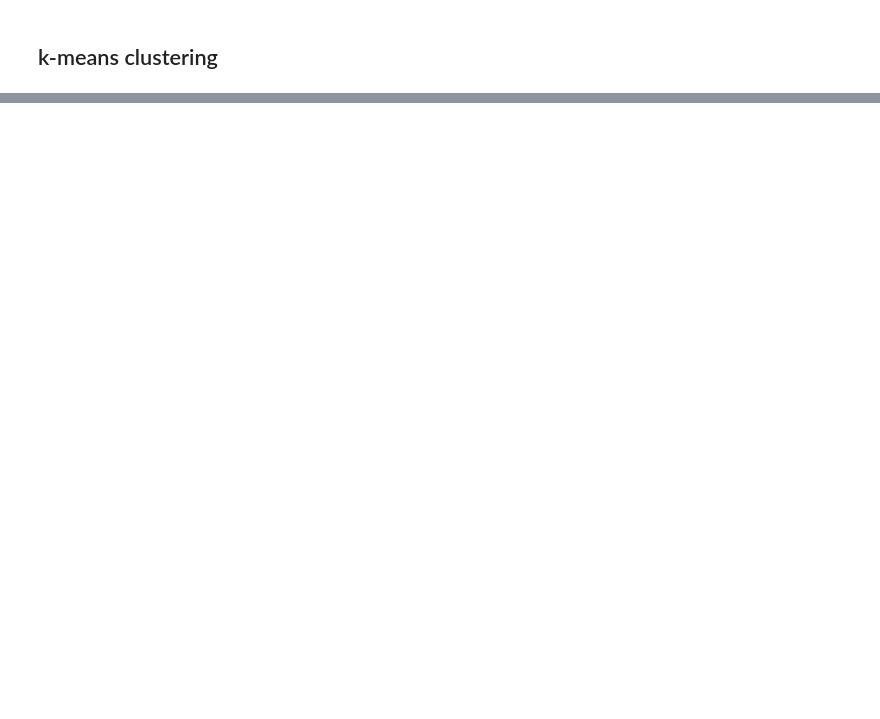
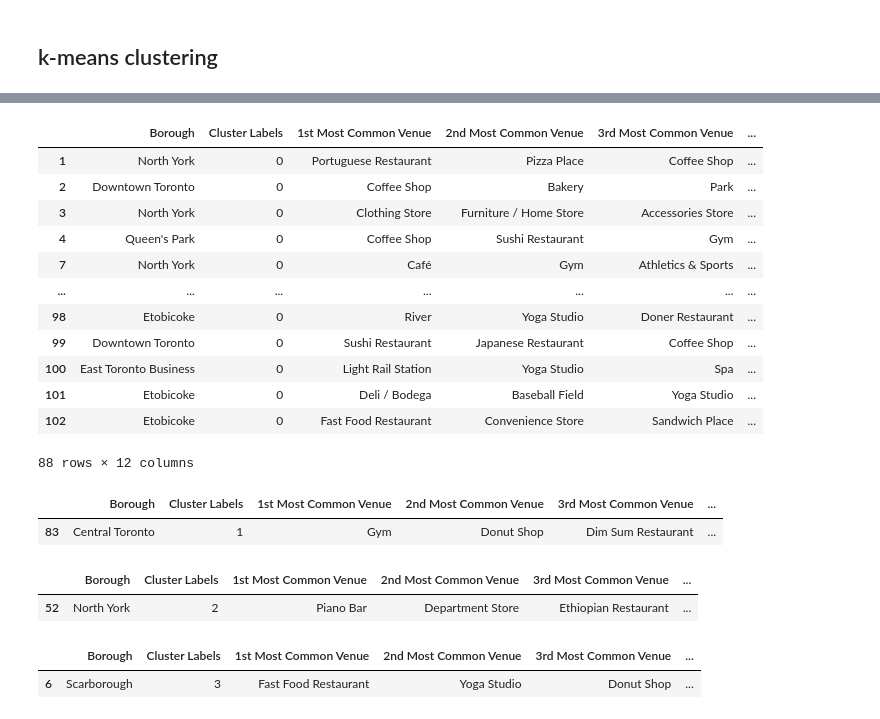
Before and after one commit to Yuki-1025/Coursera_Capstone, a Jupyter notebook: Assignment2-Segmenting_and_Clustering_Neighborhoods_in_Toronto.ipynb, the cells around one changed output, grey strips where cells are left out. Saved outputs shown, nothing was run; the diff lists cells and outputs as text; code cells hidden in the pictures; blank space fills up the shorter version.

```diff
--- a/Assignment2-Segmenting_and_Clustering_Neighborhoods_in_Toronto.ipynb
+++ b/Assignment2-Segmenting_and_Clustering_Neighborhoods_in_Toronto.ipynb
@@ -477,3 +477,38 @@ for lat, lon, poi, cluster in zip(toronto_merged['Latitude'], toronto_merged['Lo
 map_clusters
 # %% [output]
 [interactive output not drawn]
+# %%
+## cluster 0 contains the most neighborhoods, it has lots of restaurants and stores in the neighborhoods.
+toronto_merged.loc[toronto_merged['Cluster Labels'] == 0, toronto_merged.columns[[1] + list(range(5, toronto_merged.shape[1]))]]
+# %% [output]
+|  | Borough | Cluster Labels | 1st Most Common Venue | 2nd Most Common Venue | 3rd Most Common Venue | ... |
+| 1 | North York | 0 | Portuguese Restaurant | Pizza Place | Coffee Shop | ... |
+| 2 | Downtown Toronto | 0 | Coffee Shop | Bakery | Park | ... |
+| 3 | North York | 0 | Clothing Store | Furniture / Home Store | Accessories Store | ... |
+| 4 | Queen's Park | 0 | Coffee Shop | Sushi Restaurant | Gym | ... |
+| 7 | North York | 0 | Café | Gym | Athletics & Sports | ... |
+| ... | ... | ... | ... | ... | ... | ... |
+| 98 | Etobicoke | 0 | River | Yoga Studio | Doner Restaurant | ... |
+| 99 | Downtown Toronto | 0 | Sushi Restaurant | Japanese Restaurant | Coffee Shop | ... |
+| 100 | East Toronto Business | 0 | Light Rail Station | Yoga Studio | Spa | ... |
+| 101 | Etobicoke | 0 | Deli / Bodega | Baseball Field | Yoga Studio | ... |
+| 102 | Etobicoke | 0 | Fast Food Restaurant | Convenience Store | Sandwich Place | ... |
+88 rows × 12 columns
+# %%
+## cluster 1: gym + donuts lol
+toronto_merged.loc[toronto_merged['Cluster Labels'] == 1, toronto_merged.columns[[1] + list(range(5, toronto_merged.shape[1]))]]
+# %% [output]
+|  | Borough | Cluster Labels | 1st Most Common Venue | 2nd Most Common Venue | 3rd Most Common Venue | ... |
+| 83 | Central Toronto | 1 | Gym | Donut Shop | Dim Sum Restaurant | ... |
+# %%
+## cluster 2: the fun neighborhood
+toronto_merged.loc[toronto_merged['Cluster Labels'] == 2, toronto_merged.columns[[1] + list(range(5, toronto_merged.shape[1]))]]
+# %% [output]
+|  | Borough | Cluster Labels | 1st Most Common Venue | 2nd Most Common Venue | 3rd Most Common Venue | ... |
+| 52 | North York | 2 | Piano Bar | Department Store | Ethiopian Restaurant | ... |
+# %%
+## I suppose it's highly likely that the cluster 3 would be included into cluster 0 if reducing the number of clusters
+toronto_merged.loc[toronto_merged['Cluster Labels'] == 3, toronto_merged.columns[[1] + list(range(5, toronto_merged.shape[1]))]]
+# %% [output]
+|  | Borough | Cluster Labels | 1st Most Common Venue | 2nd Most Common Venue | 3rd Most Common Venue | ... |
+| 6 | Scarborough | 3 | Fast Food Restaurant | Yoga Studio | Donut Shop | ... |
```
Also changed, not shown: parts of 3 cells of this notebook.
